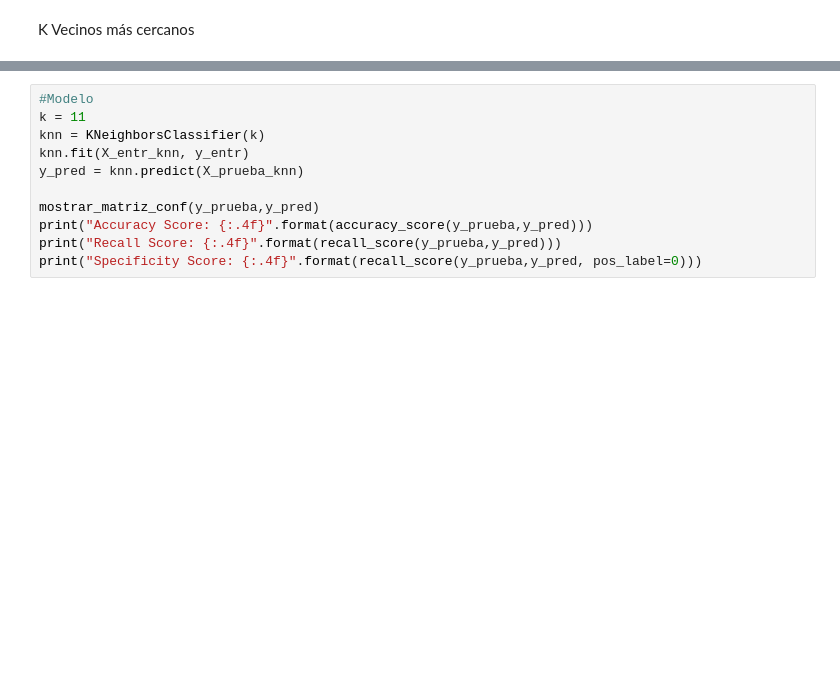
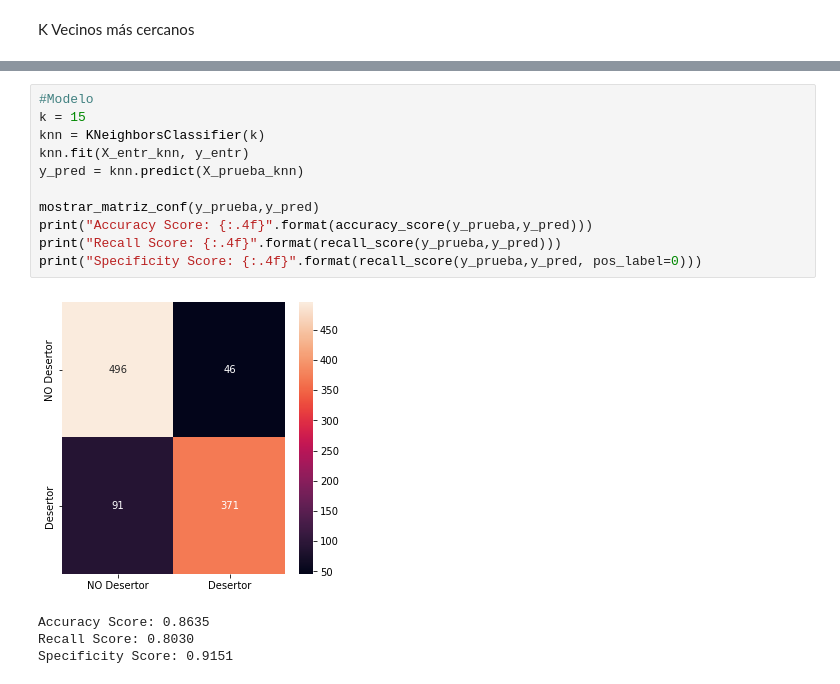
Before and after one commit to lsrinconc/tg-desercion, a Jupyter notebook: Generacion_modelo.ipynb, the cells around one changed output, grey strips where cells are left out. Cells and saved outputs as stored; diff of their text form; blank space fills up the shorter version.

```diff
--- a/Generacion_modelo.ipynb
+++ b/Generacion_modelo.ipynb
@@ -218,14 +235,19 @@ plt.show()
 # %%
 #Modelo
-k = 11
+k = 15
 knn = KNeighborsClassifier(k)
 knn.fit(X_entr_knn, y_entr)
 y_pred = knn.predict(X_prueba_knn)
 
 mostrar_matriz_conf(y_prueba,y_pred)
 print("Accuracy Score: {:.4f}".format(accuracy_score(y_prueba,y_pred)))
 print("Recall Score: {:.4f}".format(recall_score(y_prueba,y_pred)))
 print("Specificity Score: {:.4f}".format(recall_score(y_prueba,y_pred, pos_label=0)))
+# %% [output]
+[figure, added]
+Accuracy Score: 0.8635
+Recall Score: 0.8030
+Specificity Score: 0.9151
 # %%
 # Imprimir caracterisitcas importantes
 results = permutation_importance(knn, X_prueba_knn, y_pred, scoring='accuracy')
```
Also changed, not shown: parts of 9 cells of this notebook.
